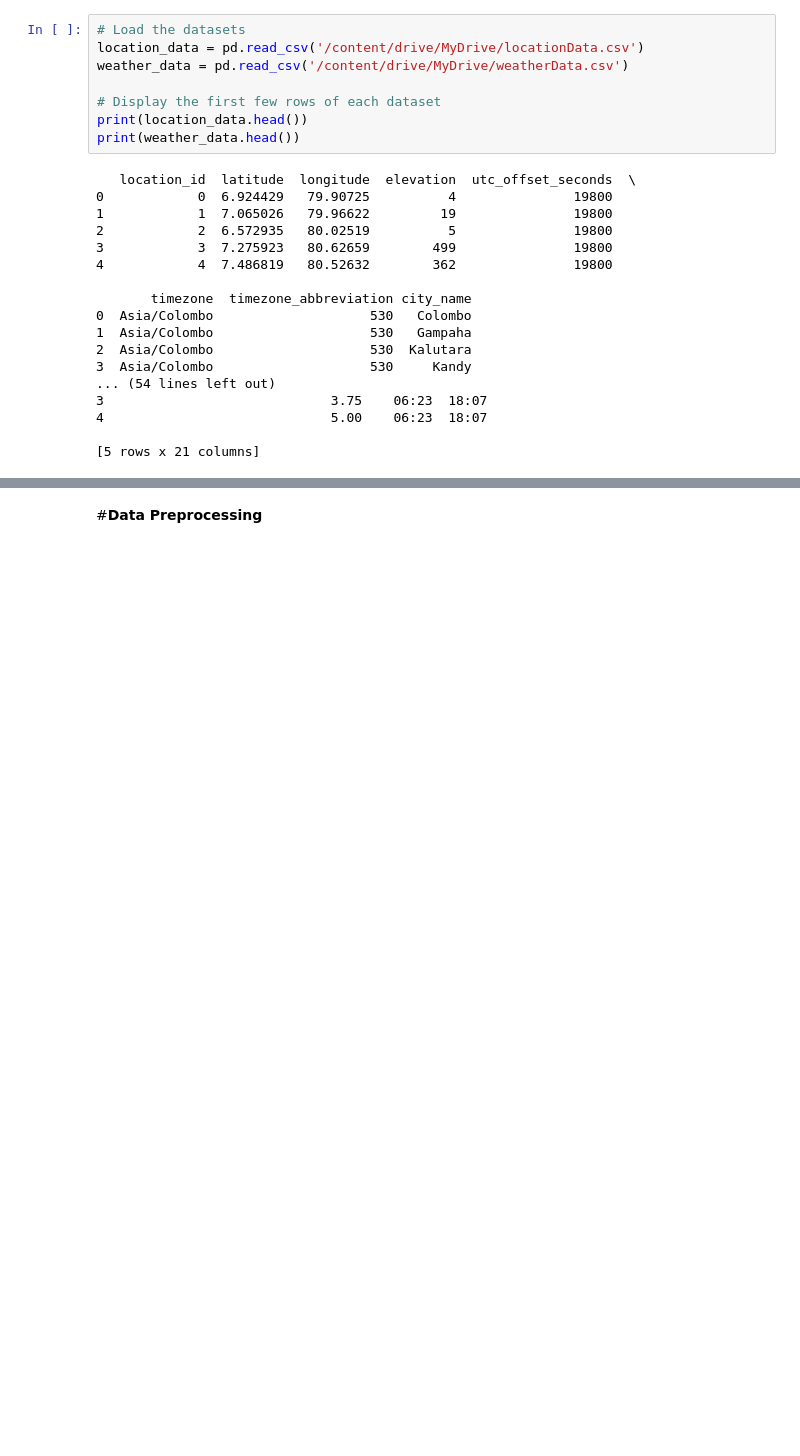
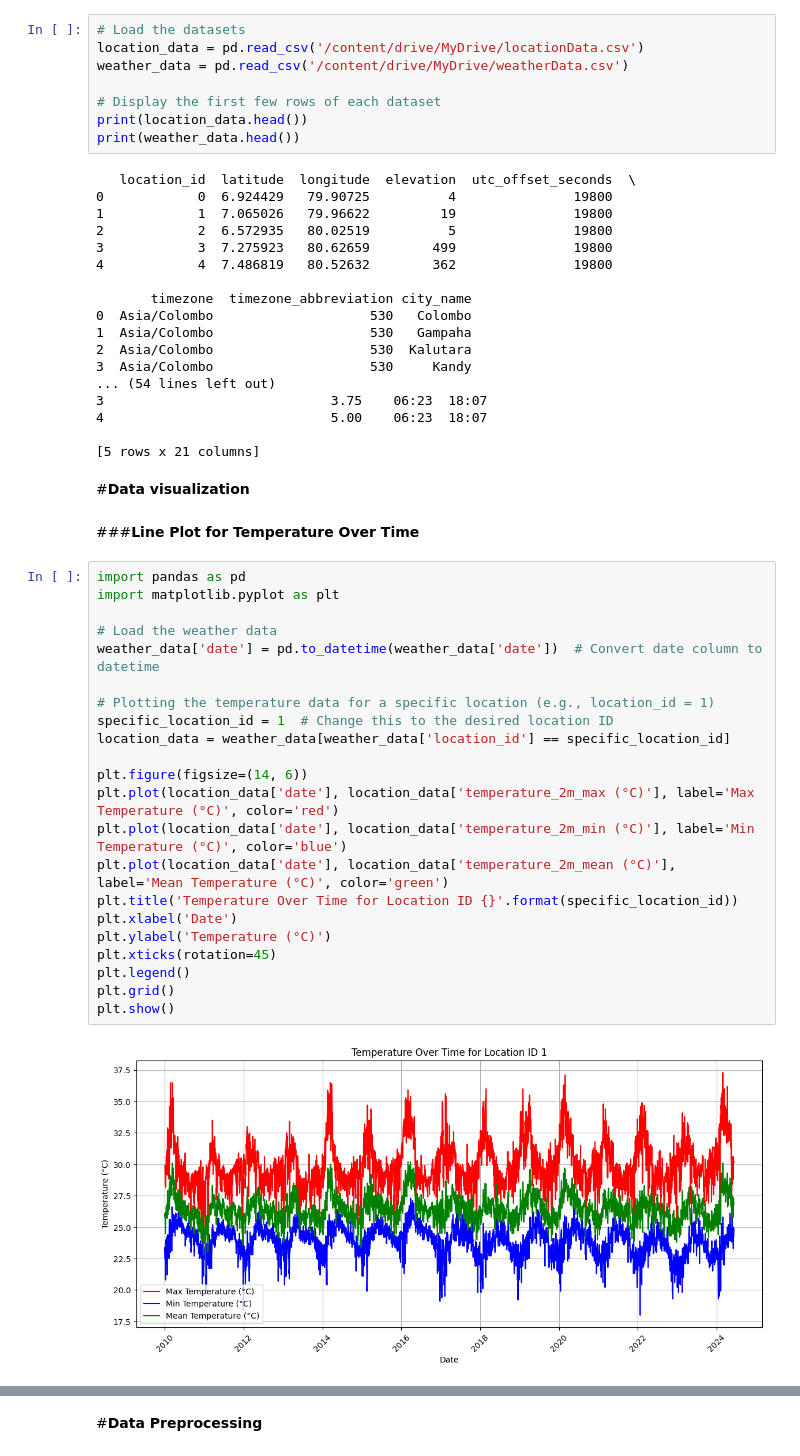
Before and after one commit to IT21271182/Deep-Learning-Project, a Jupyter notebook: IT21306754.ipynb, the cells around one changed output, grey strips where cells are left out. Drawn from its saved outputs; the diff is of its cells as text; blank space fills up the shorter version.

Commit message:
data visualization

```diff
--- a/IT21306754.ipynb
+++ b/IT21306754.ipynb
@@ -33,3 +33,31 @@ print(weather_data.head())
 4                             5.00    06:23  18:07
 
 [5 rows x 21 columns]
+# %% [markdown]
+#**Data visualization**
+# %% [markdown]
+###**Line Plot for Temperature Over Time**
+# %%
+import pandas as pd
+import matplotlib.pyplot as plt
+
+# Load the weather data
+weather_data['date'] = pd.to_datetime(weather_data['date'])  # Convert date column to datetime
+
+# Plotting the temperature data for a specific location (e.g., location_id = 1)
+specific_location_id = 1  # Change this to the desired location ID
+location_data = weather_data[weather_data['location_id'] == specific_location_id]
+
+plt.figure(figsize=(14, 6))
+plt.plot(location_data['date'], location_data['temperature_2m_max (°C)'], label='Max Temperature (°C)', color='red')
+plt.plot(location_data['date'], location_data['temperature_2m_min (°C)'], label='Min Temperature (°C)', color='blue')
+plt.plot(location_data['date'], location_data['temperature_2m_mean (°C)'], label='Mean Temperature (°C)', color='green')
+plt.title('Temperature Over Time for Location ID {}'.format(specific_location_id))
+plt.xlabel('Date')
+plt.ylabel('Temperature (°C)')
+plt.xticks(rotation=45)
+plt.legend()
+plt.grid()
+plt.show()
+# %% [output]
+[figure, added]
```
Also changed, not shown: parts of 4 cells of this notebook.
